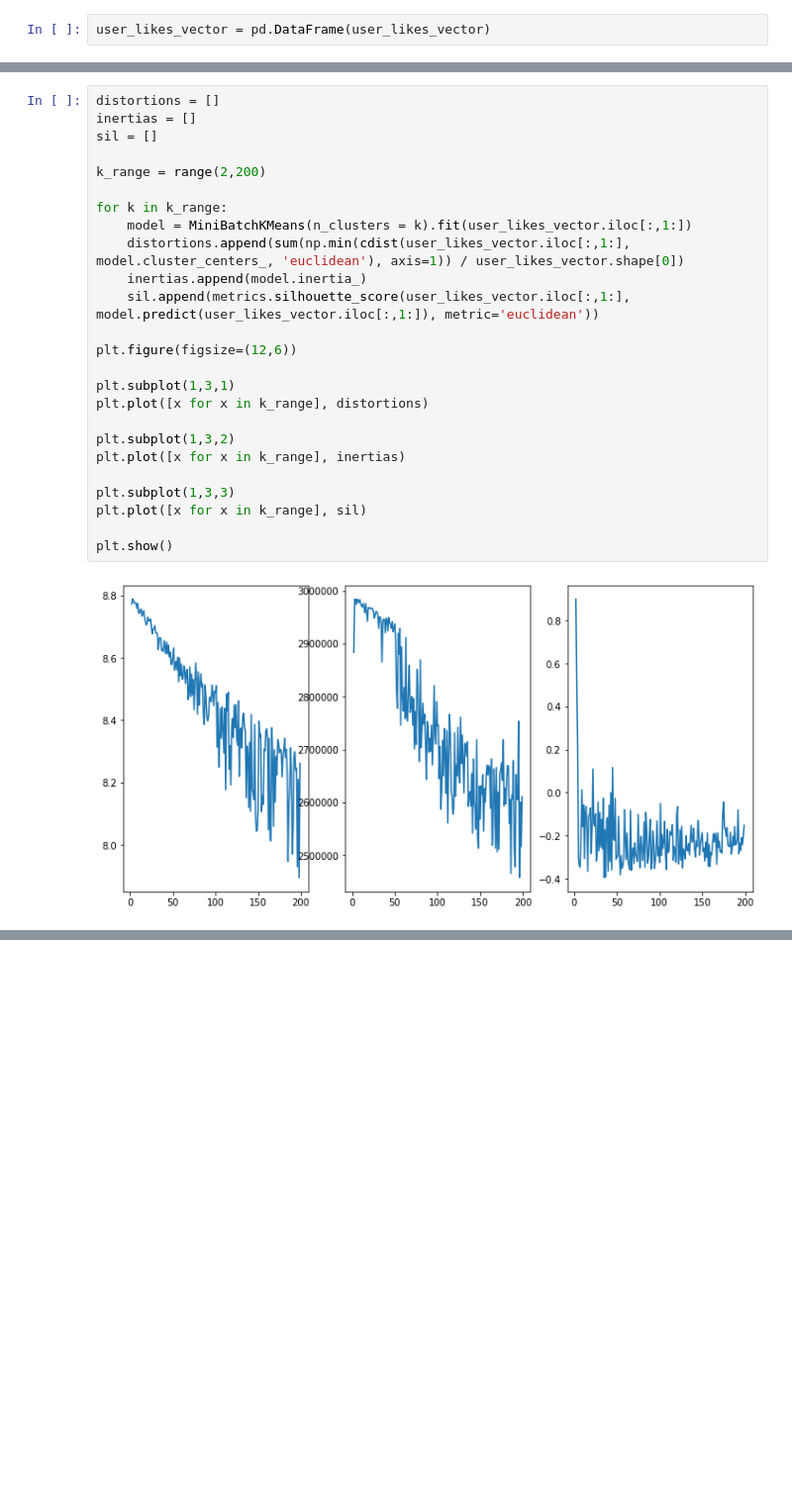
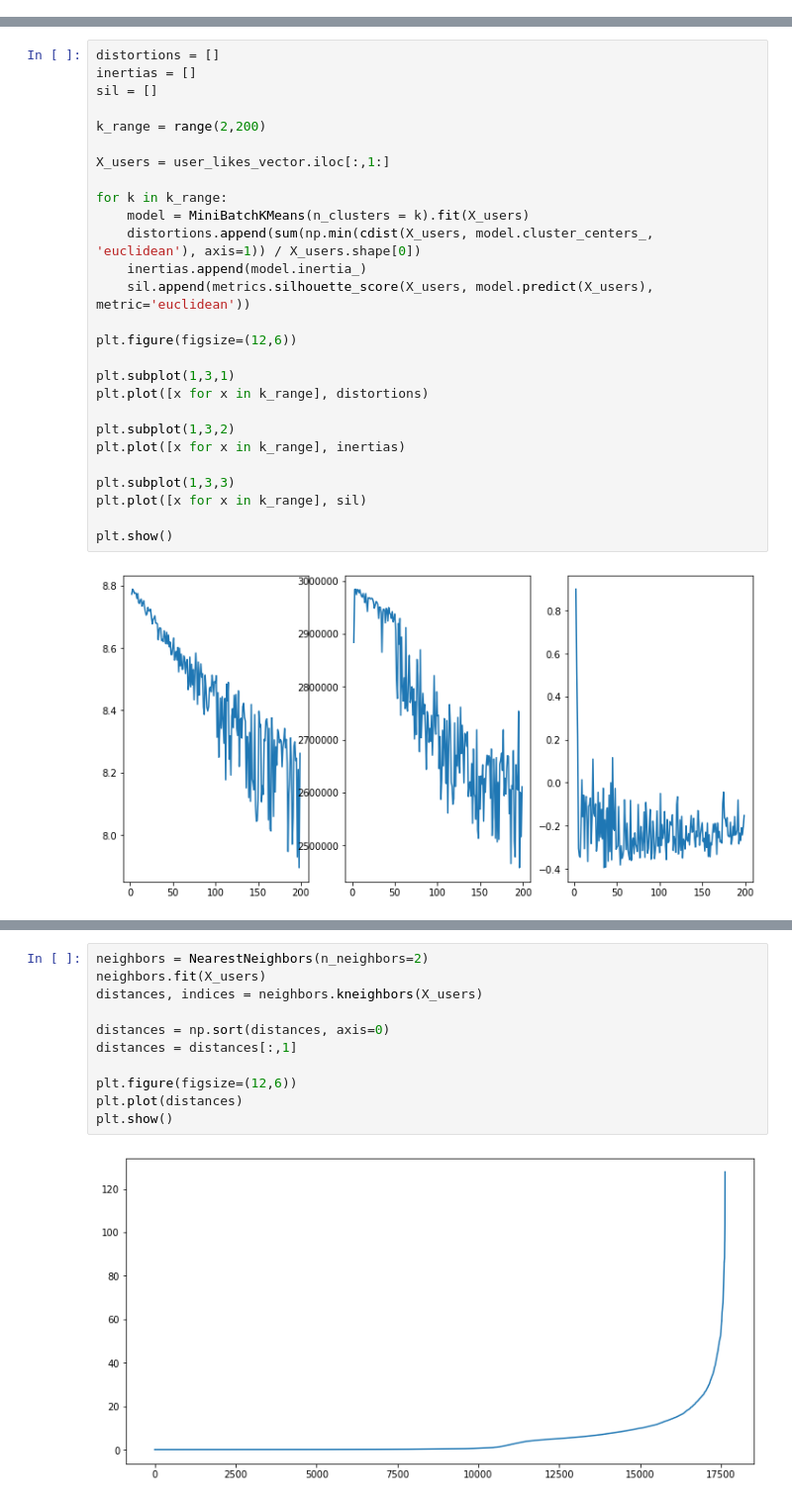
Before and after one commit to timcopelandoh/thinkful, a Jupyter notebook: Capstones and Projects/Capstone 4.ipynb, the cells around one changed output, grey strips where cells are left out. Shown: that part at 99% size. Saved outputs shown, nothing was run; the diff lists cells and outputs as text; blank space fills up the shorter version.

```diff
--- a/Capstones and Projects/Capstone 4.ipynb
+++ b/Capstones and Projects/Capstone 4.ipynb
@@ -325,8 +294,6 @@ print(user_artist.shape)
 2100
 18745
 (92834, 3)
-# %%
-user_likes_vector = pd.DataFrame(user_likes_vector)
 # %%
 from sklearn.cluster import MiniBatchKMeans
 
@@ -471,11 +435,13 @@ sil = []
 
 k_range = range(2,200)
 
+X_users = user_likes_vector.iloc[:,1:]
+
 for k in k_range:
-    model = MiniBatchKMeans(n_clusters = k).fit(user_likes_vector.iloc[:,1:])
-    distortions.append(sum(np.min(cdist(user_likes_vector.iloc[:,1:], model.cluster_centers_, 'euclidean'), axis=1)) / user_likes_vector.shape[0])
+    model = MiniBatchKMeans(n_clusters = k).fit(X_users)
+    distortions.append(sum(np.min(cdist(X_users, model.cluster_centers_, 'euclidean'), axis=1)) / X_users.shape[0])
     inertias.append(model.inertia_)
-    sil.append(metrics.silhouette_score(user_likes_vector.iloc[:,1:], model.predict(user_likes_vector.iloc[:,1:]), metric='euclidean'))
+    sil.append(metrics.silhouette_score(X_users, model.predict(X_users), metric='euclidean'))
 
 plt.figure(figsize=(12,6))
 
@@ -506,0 +531,13 @@ sil[:10]
+# %%
+neighbors = NearestNeighbors(n_neighbors=2)
+neighbors.fit(X_users)
+distances, indices = neighbors.kneighbors(X_users)
+
+distances = np.sort(distances, axis=0)
+distances = distances[:,1]
+
+plt.figure(figsize=(12,6))
+plt.plot(distances)
+plt.show()
+# %% [output]
+[figure, added]
```
Also changed, not shown: parts of 12 cells of this notebook, 4 other files.
